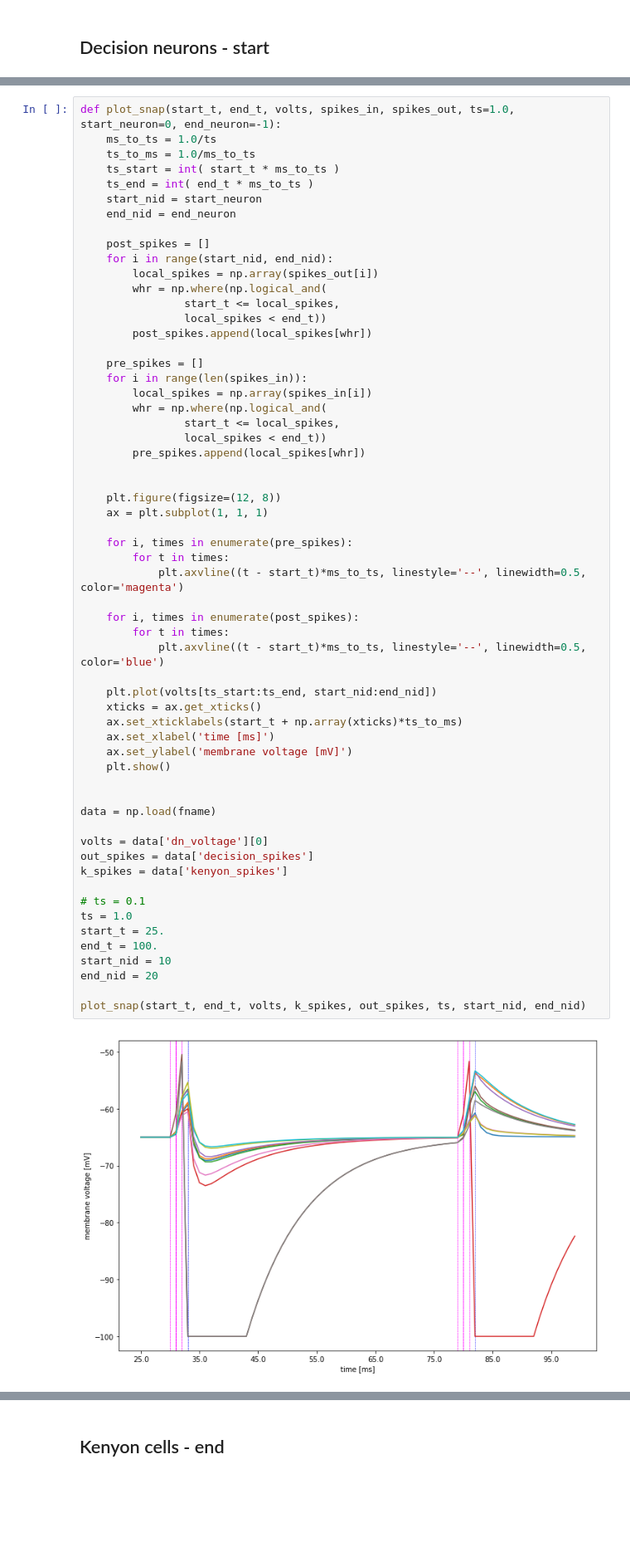
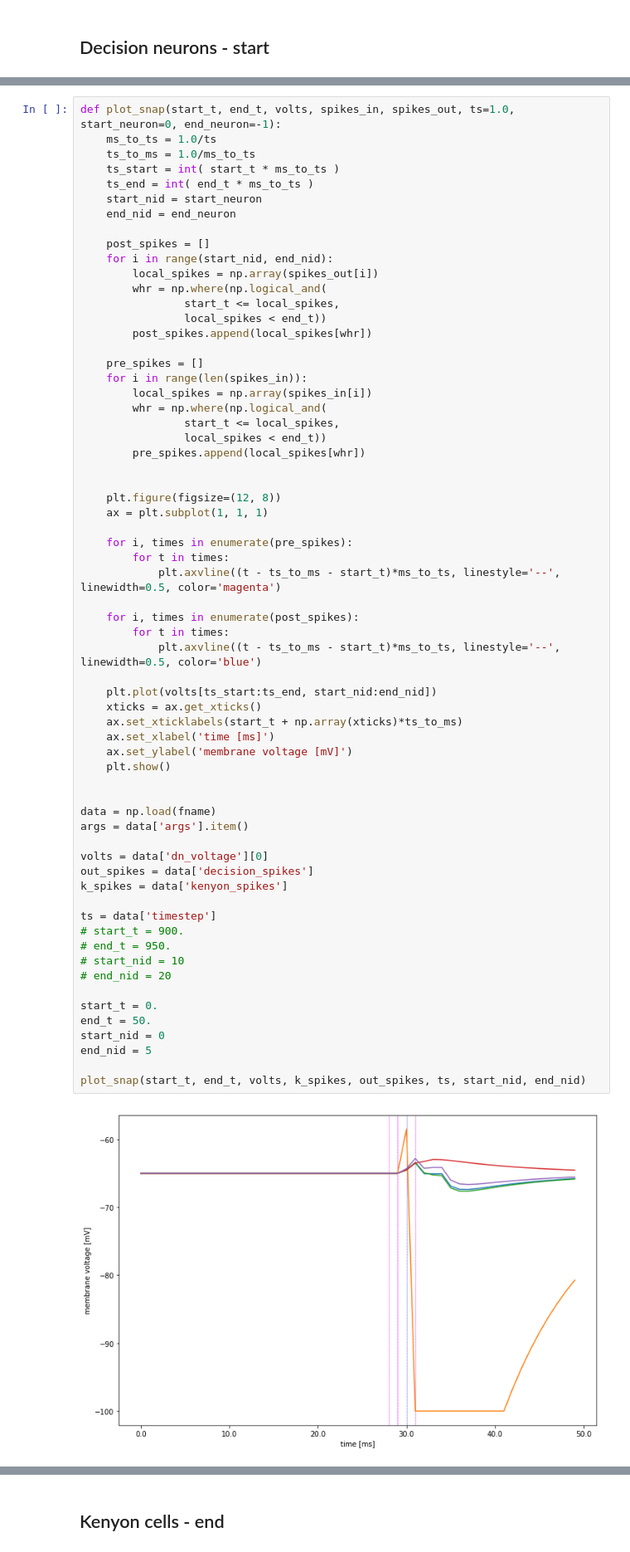
Before and after one commit to chanokin/brainscales-recognition, a Jupyter notebook: codebase/mushroom_body/analyze_mbody_results.ipynb, the cells around one changed output, grey strips where cells are left out. Shown at 83% size. Drawn from its saved outputs; the diff is of its cells as text; blank space fills up the shorter version.

```diff
--- a/codebase/mushroom_body/analyze_mbody_results.ipynb
+++ b/codebase/mushroom_body/analyze_mbody_results.ipynb
@@ -637,39 +637,44 @@ def plot_snap(start_t, end_t, volts, spikes_in, spikes_out, ts=1.0, start_neuron
                 local_spikes < end_t))
         pre_spikes.append(local_spikes[whr])
 
 
     plt.figure(figsize=(12, 8))
     ax = plt.subplot(1, 1, 1)
 
     for i, times in enumerate(pre_spikes):
         for t in times:
-            plt.axvline((t - start_t)*ms_to_ts, linestyle='--', linewidth=0.5, color='magenta')
+            plt.axvline((t - ts_to_ms - start_t)*ms_to_ts, linestyle='--', linewidth=0.5, color='magenta')
 
     for i, times in enumerate(post_spikes):
         for t in times:
-            plt.axvline((t - start_t)*ms_to_ts, linestyle='--', linewidth=0.5, color='blue')
+            plt.axvline((t - ts_to_ms - start_t)*ms_to_ts, linestyle='--', linewidth=0.5, color='blue')
 
     plt.plot(volts[ts_start:ts_end, start_nid:end_nid])
     xticks = ax.get_xticks()
     ax.set_xticklabels(start_t + np.array(xticks)*ts_to_ms)
     ax.set_xlabel('time [ms]')
     ax.set_ylabel('membrane voltage [mV]')
     plt.show()
 
 
 data = np.load(fname)
+args = data['args'].item()
 
 volts = data['dn_voltage'][0]
 out_spikes = data['decision_spikes']
 k_spikes = data['kenyon_spikes']
 
-# ts = 0.1
-ts = 1.0
-start_t = 25.
-end_t = 100.
-start_nid = 10
-end_nid = 20
+ts = data['timestep']
+# start_t = 900.
+# end_t = 950.
+# start_nid = 10
+# end_nid = 20
+
+start_t = 0.
+end_t = 50.
+start_nid = 0
+end_nid = 5
 
 plot_snap(start_t, end_t, volts, k_spikes, out_spikes, ts, start_nid, end_nid)
 # %% [output]
-[figure, old version]
+[figure, new version]
```
Also changed, not shown: parts of 15 cells of this notebook, 11 other files.
